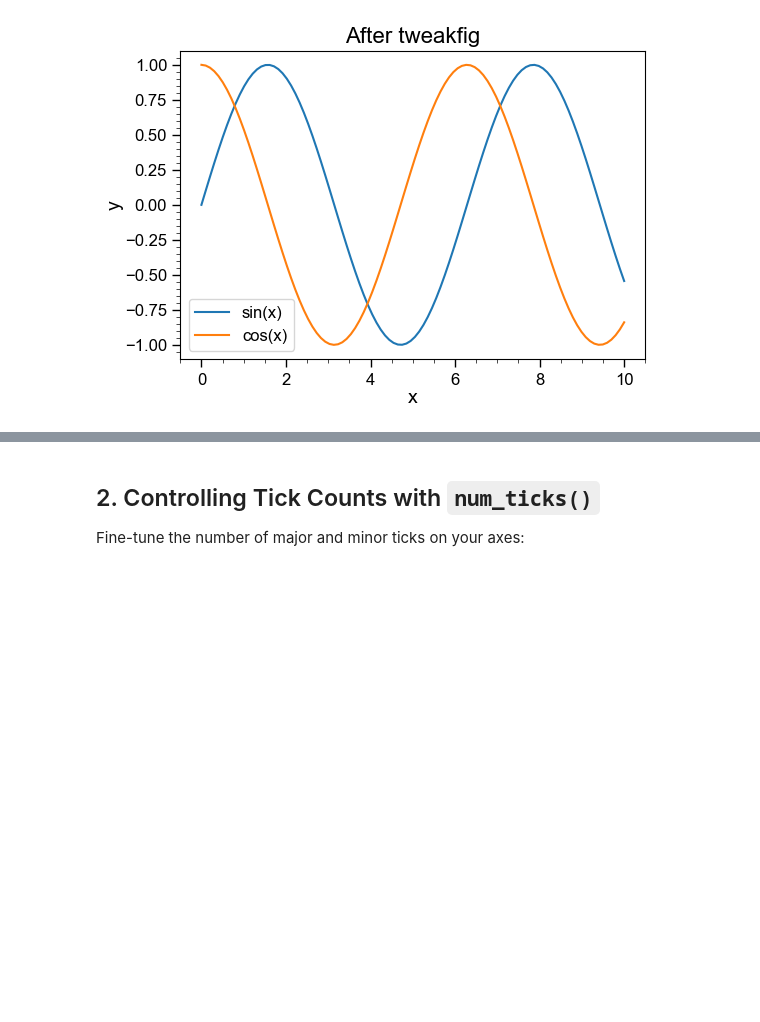
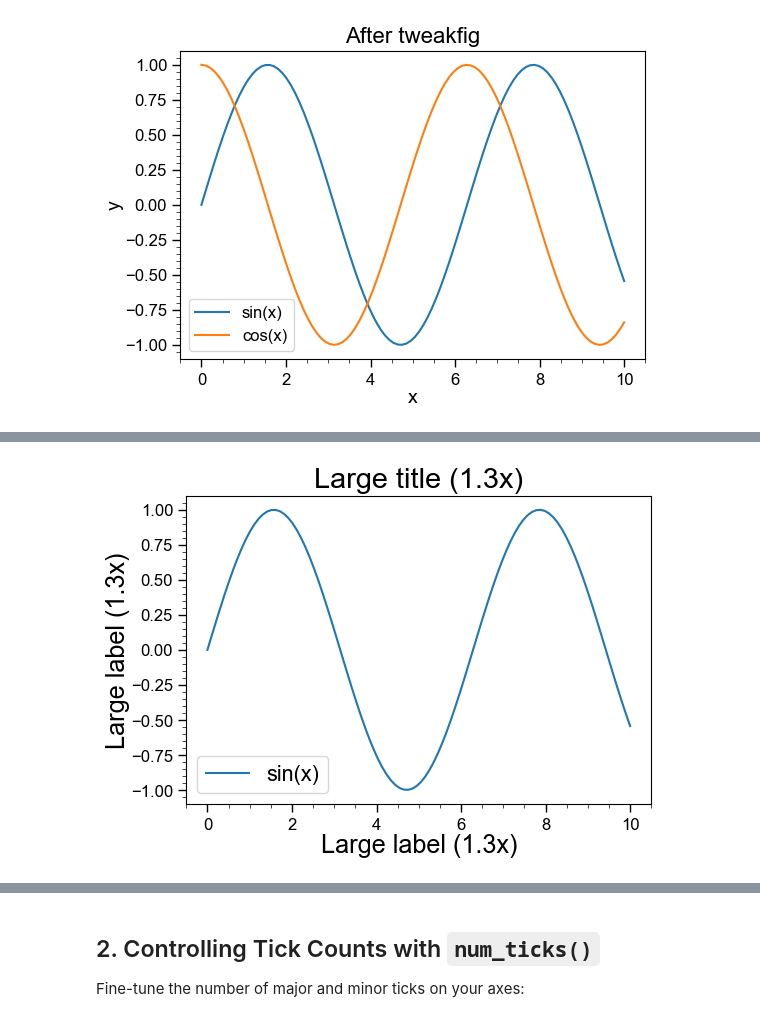
Before and after one commit to amplipy/tweakfig, a Jupyter notebook: examples/usage_examples.ipynb, the cells around one changed output, grey strips where cells are left out. Cells and saved outputs as stored; diff of their text form; code cells hidden in the pictures; blank space fills up the shorter version.

```diff
--- a/examples/usage_examples.ipynb
+++ b/examples/usage_examples.ipynb
@@ -87,0 +77,17 @@ plt.show()
+# %%
+# Example 3: Scale all fonts, but override just the tick labels
+tfp.Pretty(
+    font_scale=1.3,      # Everything gets 1.3x
+    tick_scale=1.0       # Except ticks stay at original size
+)
+
+fig, ax = plt.subplots(figsize=(6, 4))
+ax.plot(x, np.sin(x), label='sin(x)')
+ax.set_xlabel('Large label (1.3x)')
+ax.set_ylabel('Large label (1.3x)')
+ax.set_title('Large title (1.3x)')
+ax.legend()  # Large legend (1.3x)
+# But tick numbers stay original size (1.0x)
+plt.show()
+# %% [output]
+[figure, added]
```
Also changed, not shown: parts of 15 cells of this notebook, 7 other files.
